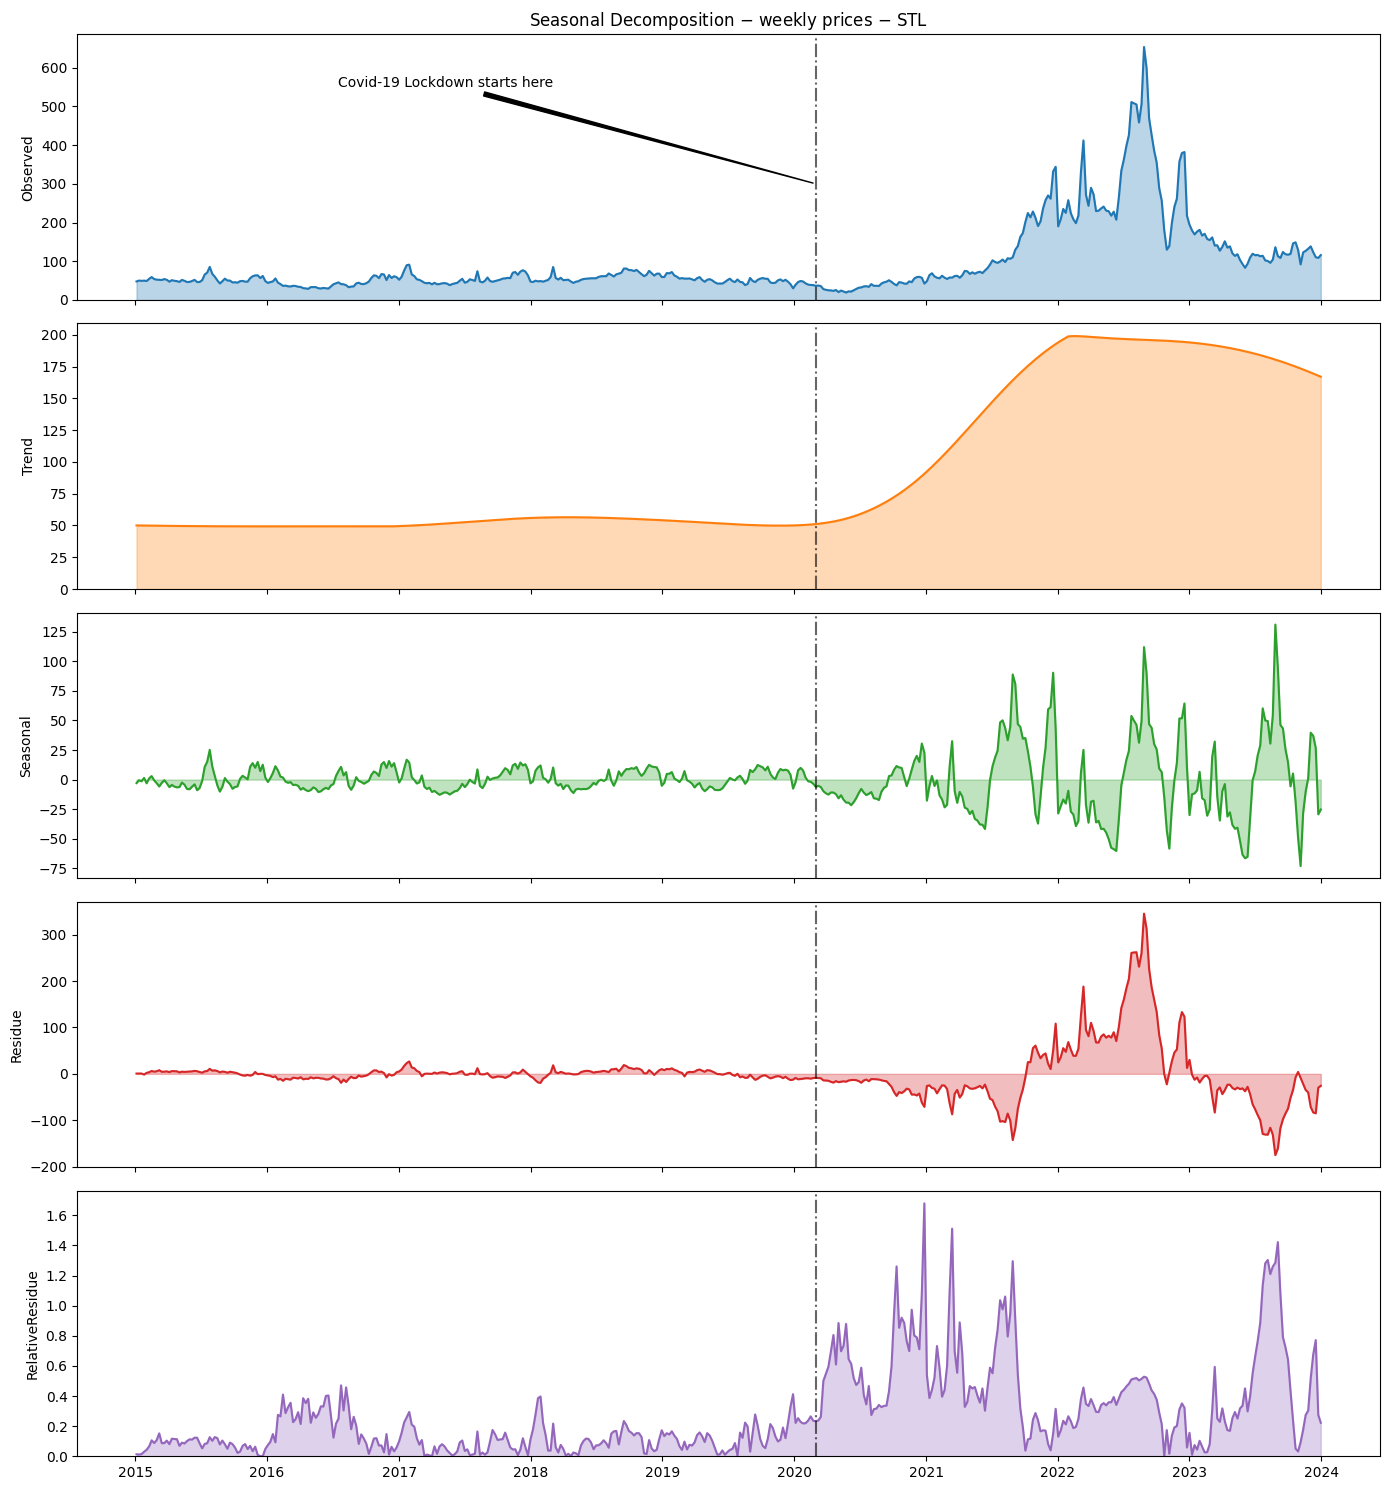
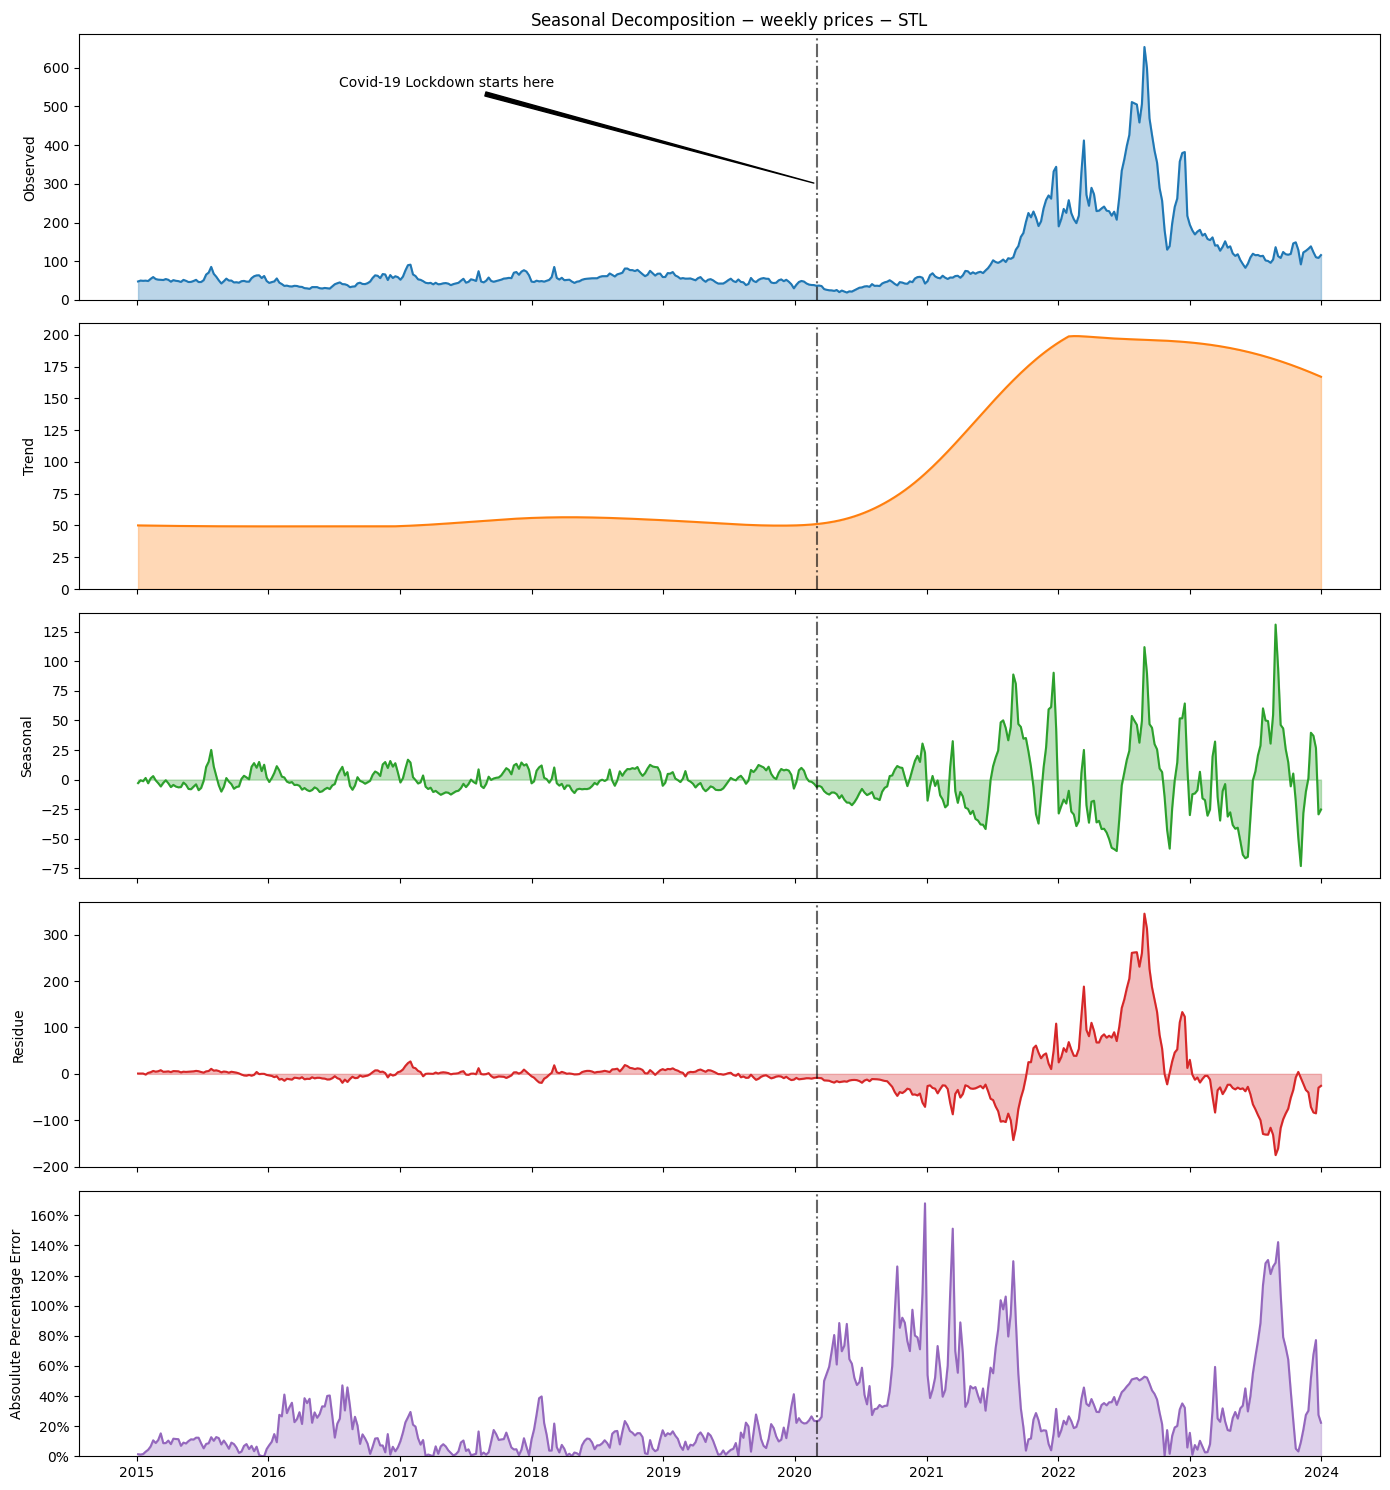
Unified diff of the notebook cell whose output changed from the first chart to the second:
--- before
+++ after
@@ -23,5 +23,6 @@
 
 relative_resid = abs(stl_decomp.resid/(stl_decomp.resid + stl_decomp.seasonal + stl_decomp.trend)).squeeze()
-axes[4].plot(relative_resid, color='C4'); axes[4].set_ylabel("RelativeResidue")
+axes[4].plot(relative_resid, color='C4'); axes[4].set_ylabel("Absoulute Percentage Error")
+axes[4].yaxis.set_major_formatter(mtick.PercentFormatter(xmax=1.0))
 axes[4].axvline(x=pd.Timestamp(covid_lockdown), ls='-.', alpha=0.6, color='black')
 axes[4].fill_between(relative_resid.index, relative_resid.squeeze(), 0, alpha=0.3, color='C4')

Commit: Added missing values handling